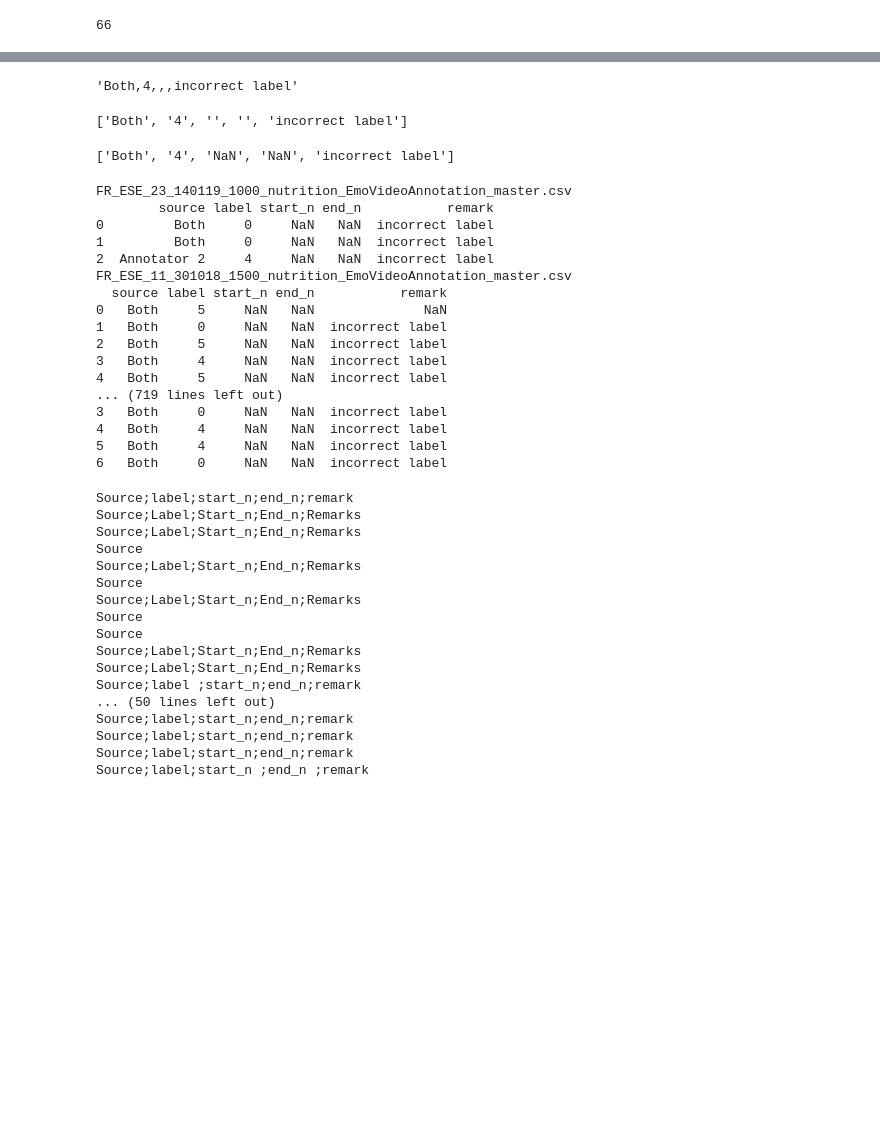
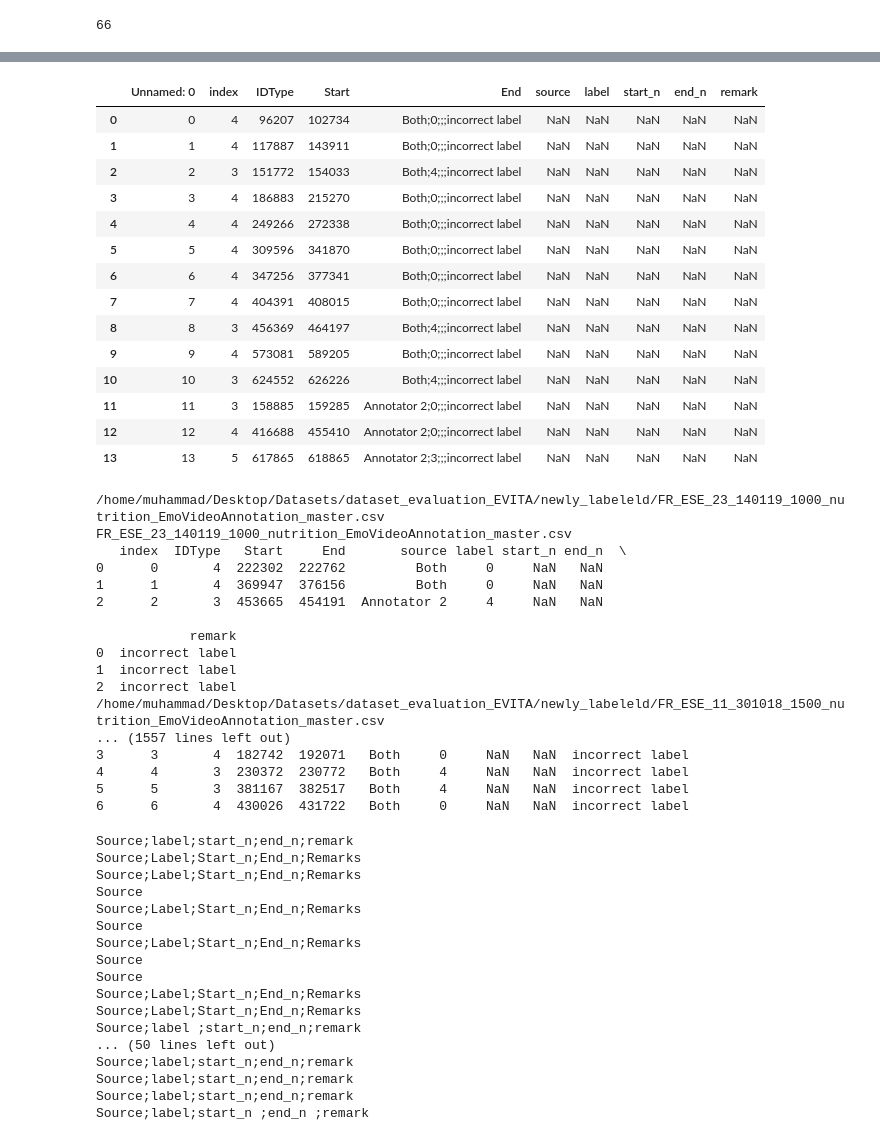
Before and after one commit to saifhanjra/EVITA_label_quality_checker, a Jupyter notebook: ground_truth_cehcker.ipynb, the cells around one changed output, grey strips where cells are left out. Saved outputs shown, nothing was run; the diff lists cells and outputs as text; code cells hidden in the pictures; blank space fills up the shorter version.

```diff
--- a/ground_truth_cehcker.ipynb
+++ b/ground_truth_cehcker.ipynb
@@ -64,10 +110,21 @@ comma_sep_col_names = col_name_list[0].replace(';', ',')
 # %%
-comma_sep_col_names
+path_new_csv = "/home/muhammad/Desktop/Datasets/dataset_evaluation_EVITA/newly_labeleld/FR_ESE_04_121018_1000_generic_EmoVideoAnnotation_master.csv"
+df = pd.read_csv(path_new_csv)
-# %% [output]
-'Both,4,,,incorrect label'
 # %%
-comma_sep_list=comma_sep_col_names.split(',')
+df
+# %% [output]
+|  | Unnamed: 0 | index | IDType | Start | End | source | label | start_n | end_n | remark |
+| 0 | 0 | 4 | 96207 | 102734 | Both;0;;;incorrect label | NaN | NaN | NaN | NaN | NaN |
+| 1 | 1 | 4 | 117887 | 143911 | Both;0;;;incorrect label | NaN | NaN | NaN | NaN | NaN |
+| 2 | 2 | 3 | 151772 | 154033 | Both;4;;;incorrect label | NaN | NaN | NaN | NaN | NaN |
+| 3 | 3 | 4 | 186883 | 215270 | Both;0;;;incorrect label | NaN | NaN | NaN | NaN | NaN |
+| 4 | 4 | 4 | 249266 | 272338 | Both;0;;;incorrect label | NaN | NaN | NaN | NaN | NaN |
+| 5 | 5 | 4 | 309596 | 341870 | Both;0;;;incorrect label | NaN | NaN | NaN | NaN | NaN |
+| 6 | 6 | 4 | 347256 | 377341 | Both;0;;;incorrect label | NaN | NaN | NaN | NaN | NaN |
+| 7 | 7 | 4 | 404391 | 408015 | Both;0;;;incorrect label | NaN | NaN | NaN | NaN | NaN |
+| 8 | 8 | 3 | 456369 | 464197 | Both;4;;;incorrect label | NaN | NaN | NaN | NaN | NaN |
+| 9 | 9 | 4 | 573081 | 589205 | Both;0;;;incorrect label | NaN | NaN | NaN | NaN | NaN |
+| 10 | 10 | 3 | 624552 | 626226 | Both;4;;;incorrect label | NaN | NaN | NaN | NaN | NaN |
+| 11 | 11 | 3 | 158885 | 159285 | Annotator 2;0;;;incorrect label | NaN | NaN | NaN | NaN | NaN |
+| 12 | 12 | 4 | 416688 | 455410 | Annotator 2;0;;;incorrect label | NaN | NaN | NaN | NaN | NaN |
+| 13 | 13 | 5 | 617865 | 618865 | Annotator 2;3;;;incorrect label | NaN | NaN | NaN | NaN | NaN |
-# %%
-comma_sep_list
-# %% [output]
-['Both', '4', '', '', 'incorrect label']
@@ -76,24 +131,28 @@ mylist = ['NaN' if x=='' else x for x in comma_sep_list]
-# %%
-mylist
-# %% [output]
-['Both', '4', 'NaN', 'NaN', 'incorrect label']
 # %%
 i=0
 for csv_file in csv_files:
     label_df = pd.read_csv(csv_file, on_bad_lines='skip')
     col_name = label_df.columns[label_df.columns.str.contains(pat = 'Source')]
 
+    this_file = os.path.basename(csv_file)
+    dest_dir = "/home/muhammad/Desktop/Datasets/dataset_evaluation_EVITA/newly_labeleld"
+    dest_path = os.path.join(dest_dir, this_file)
+    print(dest_path)
     if col_name == "Source":
         col_data = label_df["Source"]
+        label_df.to_csv(dest_path)
 
     else:
         col_name = col_name[0]
-        #print(col_name)
+        df_old_sliced = label_df.loc[:,label_df.columns != col_name]
+        df_old_sliced = df_old_sliced.reset_index()
+
+
         session_labels=label_df[col_name].to_list()
         this_file = os.path.basename(csv_file)
         print(this_file)
         col_name, filtered_info_collective = extract_data_from_Source_col(label_df)
-        #print(col_name)
+
 
         col_name = ['source','label','start_n','end_n', 'remark']
 
@@ -101,30 +160,32 @@ for csv_file in csv_files:
         #print(len(filtered_data_1))
         df_new = pd.DataFrame(filtered_info_collective, columns= col_name)
 
-        print(df_new)
+        df_new_comp = pd.concat([df_old_sliced, df_new], axis=1)
+        df_new_comp.to_csv(dest_path)
+        print(df_new_comp)
         #print(filtered_info_collective)
 
     #print(col_name)
     #cols= label_df.columns
     #print(cols)
 # %% [output]
+/home/muhammad/Desktop/Datasets/dataset_evaluation_EVITA/newly_labeleld/FR_ESE_23_140119_1000_nutrition_EmoVideoAnnotation_master.csv
 FR_ESE_23_140119_1000_nutrition_EmoVideoAnnotation_master.csv
-        source label start_n end_n           remark
-0         Both     0     NaN   NaN  incorrect label
-1         Both     0     NaN   NaN  incorrect label
-2  Annotator 2     4     NaN   NaN  incorrect label
-FR_ESE_11_301018_1500_nutrition_EmoVideoAnnotation_master.csv
-  source label start_n end_n           remark
-0   Both     5     NaN   NaN              NaN
-1   Both     0     NaN   NaN  incorrect label
-2   Both     5     NaN   NaN  incorrect label
-3   Both     4     NaN   NaN  incorrect label
-4   Both     5     NaN   NaN  incorrect label
-... (719 lines left out)
-3   Both     0     NaN   NaN  incorrect label
-4   Both     4     NaN   NaN  incorrect label
-5   Both     4     NaN   NaN  incorrect label
-6   Both     0     NaN   NaN  incorrect label
+   index  IDType   Start     End       source label start_n end_n  \
+0      0       4  222302  222762         Both     0     NaN   NaN
+1      1       4  369947  376156         Both     0     NaN   NaN
+2      2       3  453665  454191  Annotator 2     4     NaN   NaN
+
+            remark
+0  incorrect label
+1  incorrect label
+2  incorrect label
+/home/muhammad/Desktop/Datasets/dataset_evaluation_EVITA/newly_labeleld/FR_ESE_11_301018_1500_nutrition_EmoVideoAnnotation_master.csv
+... (1557 lines left out)
+3      3       4  182742  192071   Both     0     NaN   NaN  incorrect label
+4      4       3  230372  230772   Both     4     NaN   NaN  incorrect label
+5      5       3  381167  382517   Both     4     NaN   NaN  incorrect label
+6      6       4  430026  431722   Both     0     NaN   NaN  incorrect label
 # %%
 for csv_file in csv_files:
 
```
Also changed, not shown: parts of 11 cells of this notebook.
